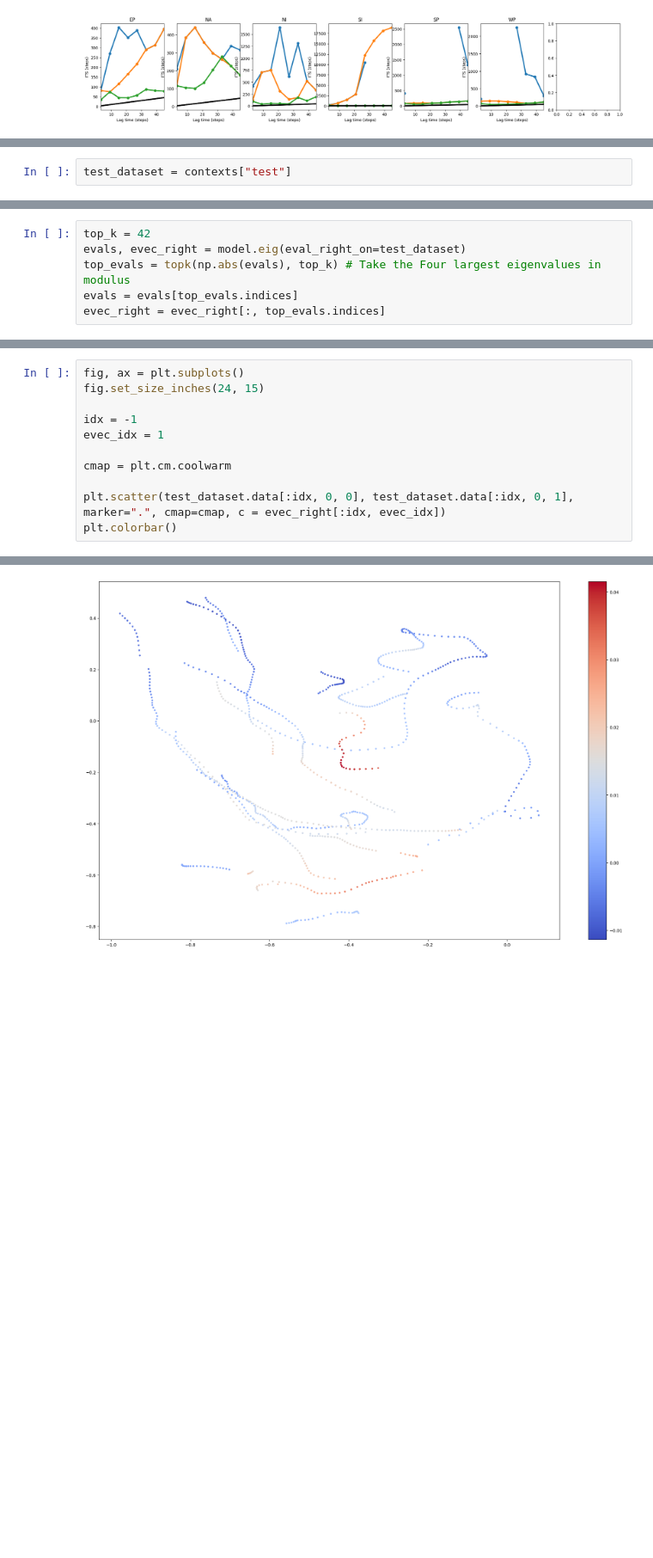
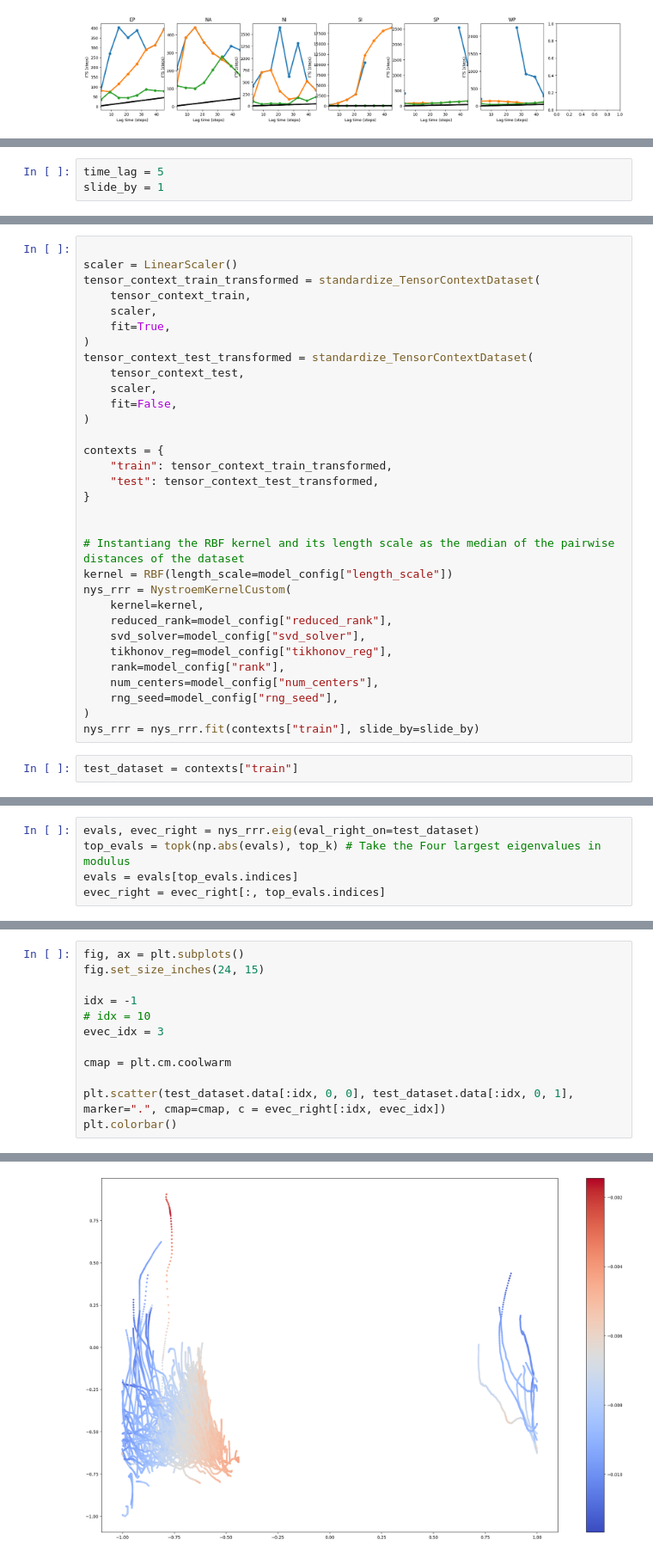
Before and after one commit to ejbrun/koopman_learning_tropical_cyclone, a Jupyter notebook: examples/koopman_kernel_for_TC_spectral_consistency_analysis.ipynb, the cells around one changed output, grey strips where cells are left out. Shown at 86% size. Drawn from its saved outputs; the diff is of its cells as text; blank space fills up the shorter version.

```diff
--- a/examples/koopman_kernel_for_TC_spectral_consistency_analysis.ipynb
+++ b/examples/koopman_kernel_for_TC_spectral_consistency_analysis.ipynb
@@ -472,0 +553,3 @@ WP
+# %%
+time_lag = 5
+slide_by = 1
@@ -473,2 +583,34 @@ WP
+# %%
+
+scaler = LinearScaler()
+tensor_context_train_transformed = standardize_TensorContextDataset(
+    tensor_context_train,
+    scaler,
+    fit=True,
+)
+tensor_context_test_transformed = standardize_TensorContextDataset(
+    tensor_context_test,
+    scaler,
+    fit=False,
+)
+
+contexts = {
+    "train": tensor_context_train_transformed,
+    "test": tensor_context_test_transformed,
+}
+
+
+# Instantiang the RBF kernel and its length scale as the median of the pairwise distances of the dataset
+kernel = RBF(length_scale=model_config["length_scale"])
+nys_rrr = NystroemKernelCustom(
+    kernel=kernel,
+    reduced_rank=model_config["reduced_rank"],
+    svd_solver=model_config["svd_solver"],
+    tikhonov_reg=model_config["tikhonov_reg"],
+    rank=model_config["rank"],
+    num_centers=model_config["num_centers"],
+    rng_seed=model_config["rng_seed"],
+)
+nys_rrr = nys_rrr.fit(contexts["train"], slide_by=slide_by)
 # %%
-test_dataset = contexts["test"]
+test_dataset = contexts["train"]
@@ -475,6 +621,5 @@ test_dataset = contexts["test"]
 # %%
-top_k = 42
-evals, evec_right = model.eig(eval_right_on=test_dataset)
+evals, evec_right = nys_rrr.eig(eval_right_on=test_dataset)
 top_evals = topk(np.abs(evals), top_k) # Take the Four largest eigenvalues in modulus
 evals = evals[top_evals.indices]
 evec_right = evec_right[:, top_evals.indices]
@@ -501,17 +649,18 @@ test_dataset.shape
 # %%
 fig, ax = plt.subplots()
 fig.set_size_inches(24, 15)
 
 idx = -1
-evec_idx = 1
+# idx = 10
+evec_idx = 3
 
 cmap = plt.cm.coolwarm
 
 plt.scatter(test_dataset.data[:idx, 0, 0], test_dataset.data[:idx, 0, 1], marker=".", cmap=cmap, c = evec_right[:idx, evec_idx])
 plt.colorbar()
 # %% [output]
 <matplotlib.colorbar.Colorbar at 0x...>
-[figure, old version]
+[figure, new version]
 # %%
 fig, ax = plt.subplots()
 fig.set_size_inches(24, 15)
```
Also changed, not shown: parts of 29 cells of this notebook, 11 other files.
